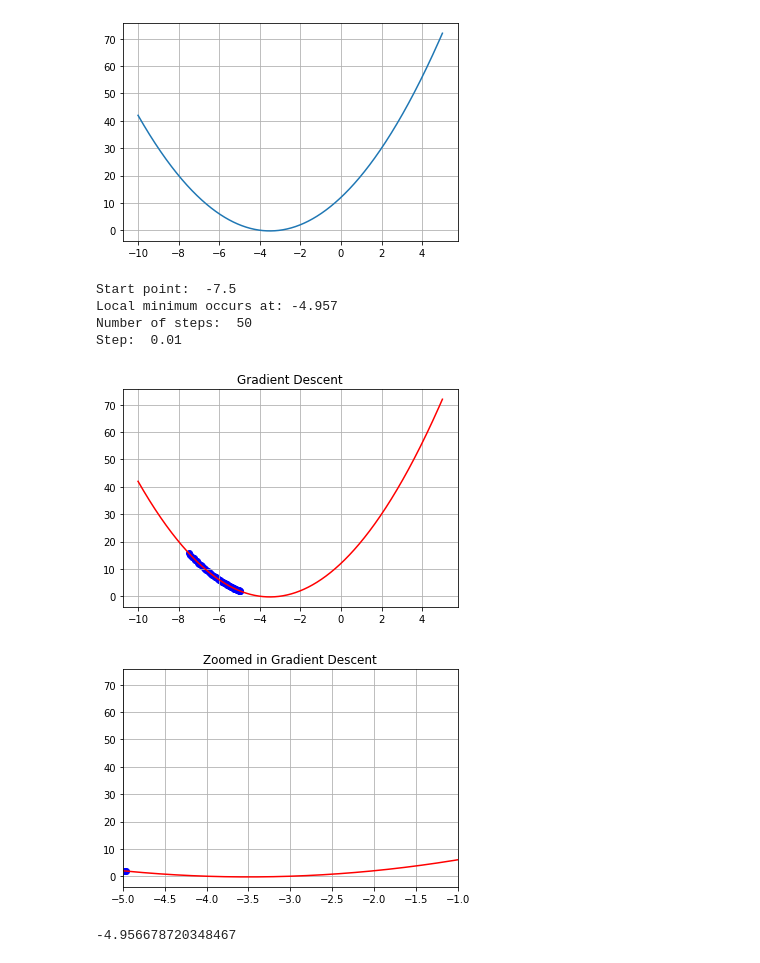
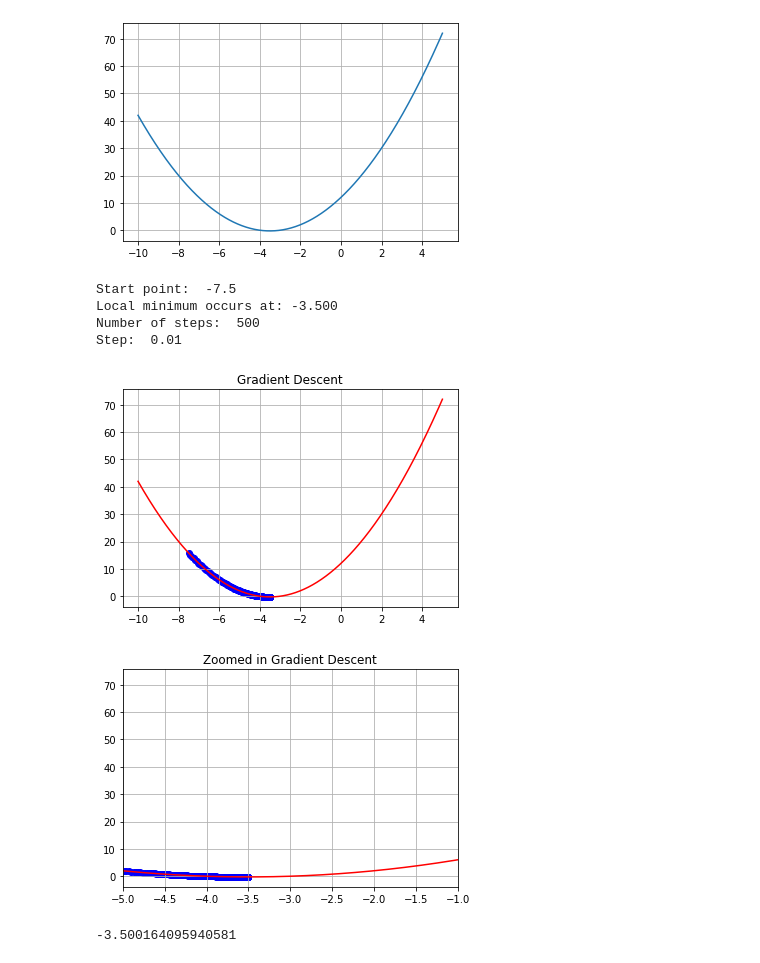
Before and after one commit to yonehai/ML-labs, a Jupyter notebook: lab4_ML.ipynb, the cells around one changed output. Cells and saved outputs as stored; diff of their text form; code cells hidden in the pictures.

```diff
--- a/lab4_ML.ipynb
+++ b/lab4_ML.ipynb
@@ -49,15 +49,15 @@ def gradient_iterations(x_start, iterations, step): # крок = швидкіс
     return x_start
 # %%
 start_point =  -7.5 #@param {type:"number"}
-num_of_iterations = 50 #@param {type:"slider", min:0, max:500, step:10}
+num_of_iterations = 500 #@param {type:"slider", min:0, max:500, step:10}
 step = 0.01 #@param {type:"number"}
 
 gradient_iterations(start_point, num_of_iterations, step)
 # %% [output]
 Start point:  -7.5
-Local minimum occurs at: -4.957
-Number of steps:  50
+Local minimum occurs at: -3.500
+Number of steps:  500
 Step:  0.01
-[figure, old version]
+[figure, new version]
-[figure, old version]
+[figure, new version]
--4.956678720348467
+-3.500164095940581
```
